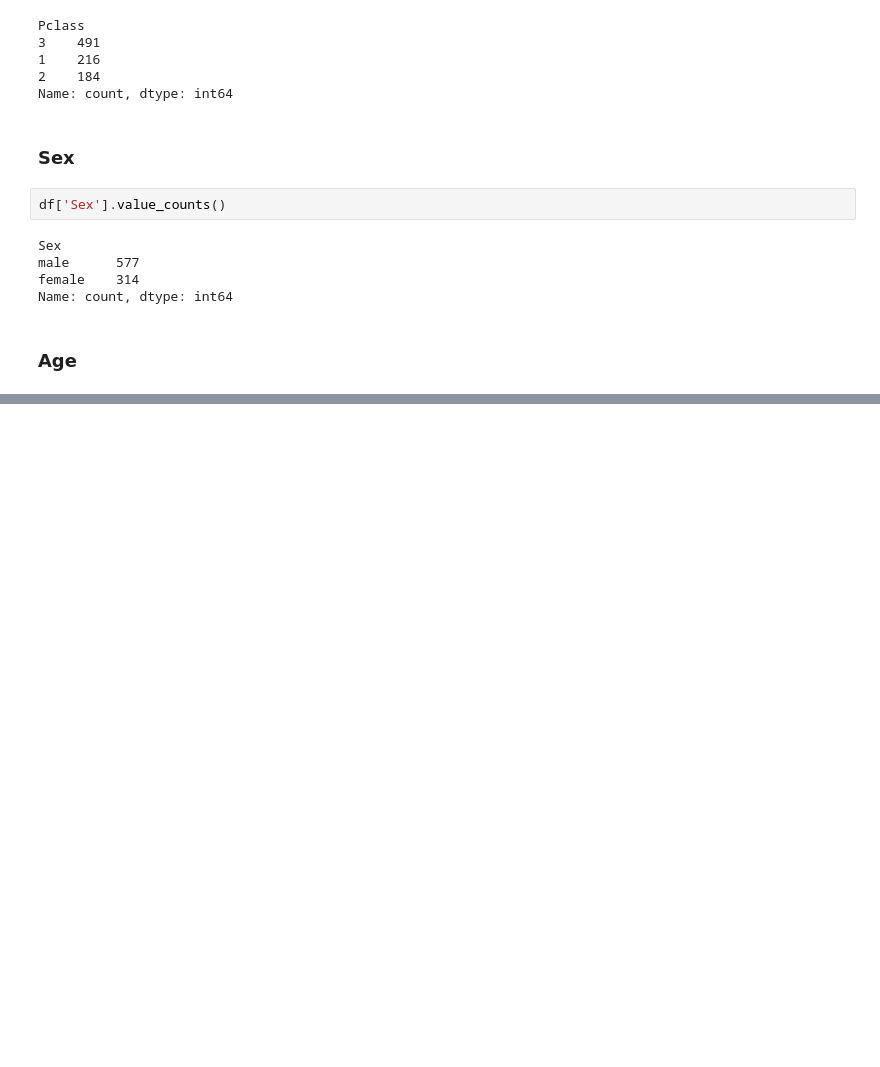
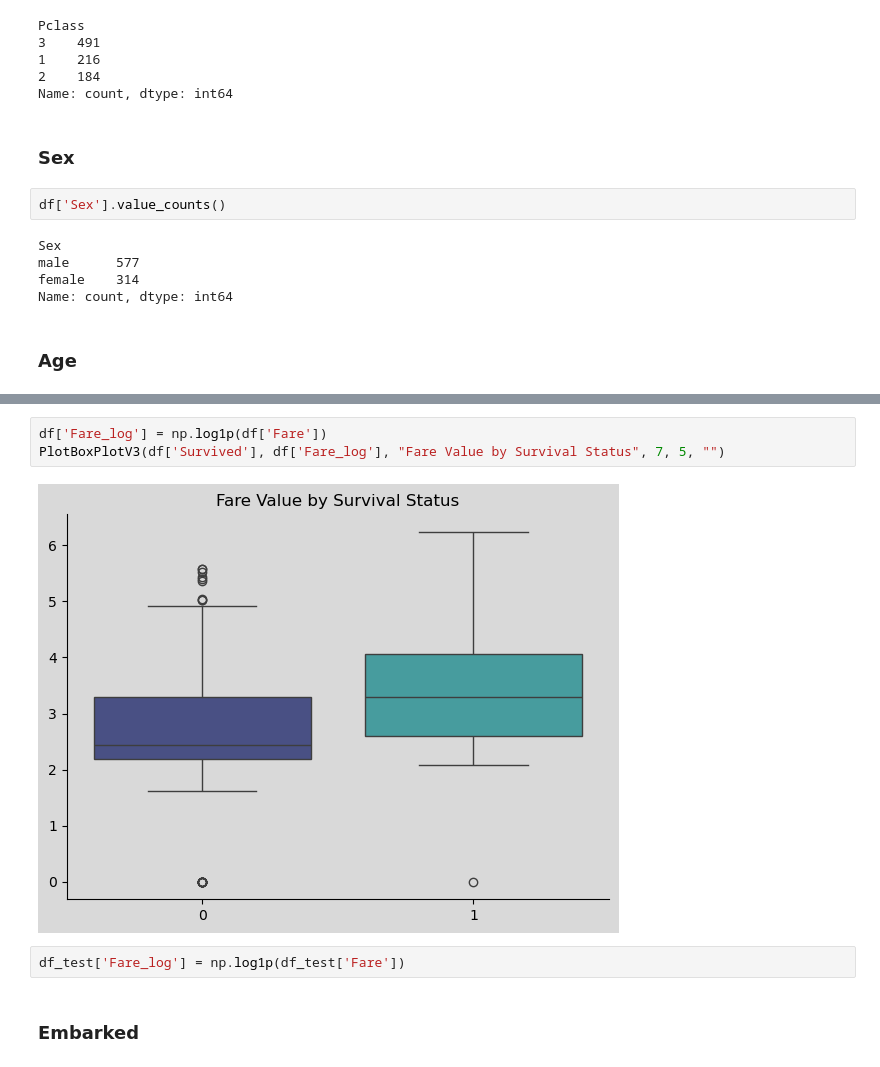
Before and after one commit to fabiogaldinho/Titanic-Classification, a Jupyter notebook: notebooks/01_Data_Cleaning.ipynb, the cells around one changed output, grey strips where cells are left out. Drawn from its saved outputs; the diff is of its cells as text; blank space fills up the shorter version.

```diff
--- a/notebooks/01_Data_Cleaning.ipynb
+++ b/notebooks/01_Data_Cleaning.ipynb
@@ -586,0 +627,9 @@ Passing `palette` without assigning `hue` is deprecated and will be removed in v
+# %%
+df['Fare_log'] = np.log1p(df['Fare'])
+PlotBoxPlotV3(df['Survived'], df['Fare_log'], "Fare Value by Survival Status", 7, 5, "")
+# %% [output]
+[figure, added]
+# %%
+df_test['Fare_log'] = np.log1p(df_test['Fare'])
+# %% [markdown]
+### **Embarked**
```
Also changed, not shown: parts of 13 cells of this notebook, 7 other files.
